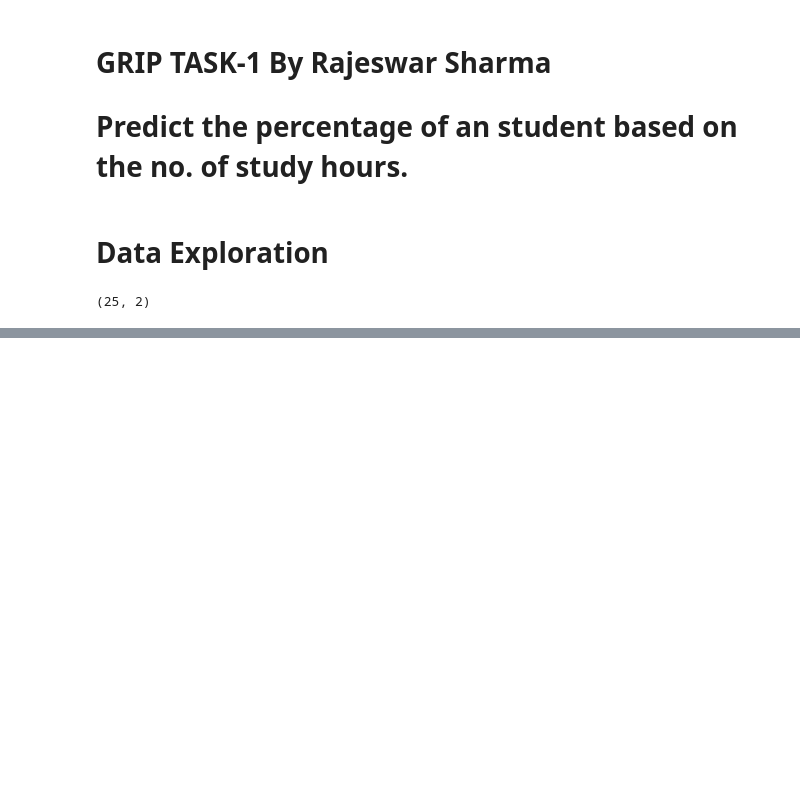
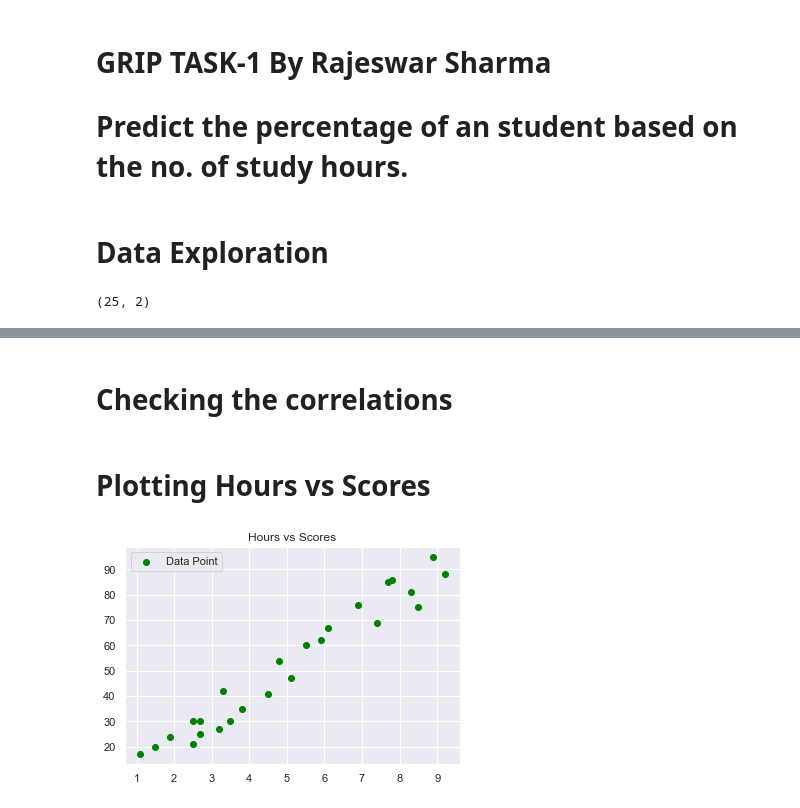
Before and after one commit to RajeswarSharma/GRIP, a Jupyter notebook: task_1/task1.ipynb, the cells around one changed output, grey strips where cells are left out. Saved outputs shown, nothing was run; the diff lists cells and outputs as text; code cells hidden in the pictures; blank space fills up the shorter version.

```diff
--- a/task_1/task1.ipynb
+++ b/task_1/task1.ipynb
@@ -192,0 +79,12 @@ Predicted score of 9.25Hr of study time: 93.69173248737535
+# %% [markdown]
+# Checking the correlations
+# %% [markdown]
+# Plotting Hours vs Scores
+# %%
+plt.scatter(raw_data['Hours'], raw_data['Scores'],
+            color='green', label='Data Point')
+plt.title('Hours vs Scores')
+plt.legend()
+plt.show()
+# %% [output]
+[figure, added]
```
Also changed, not shown: parts of 68 cells of this notebook.
